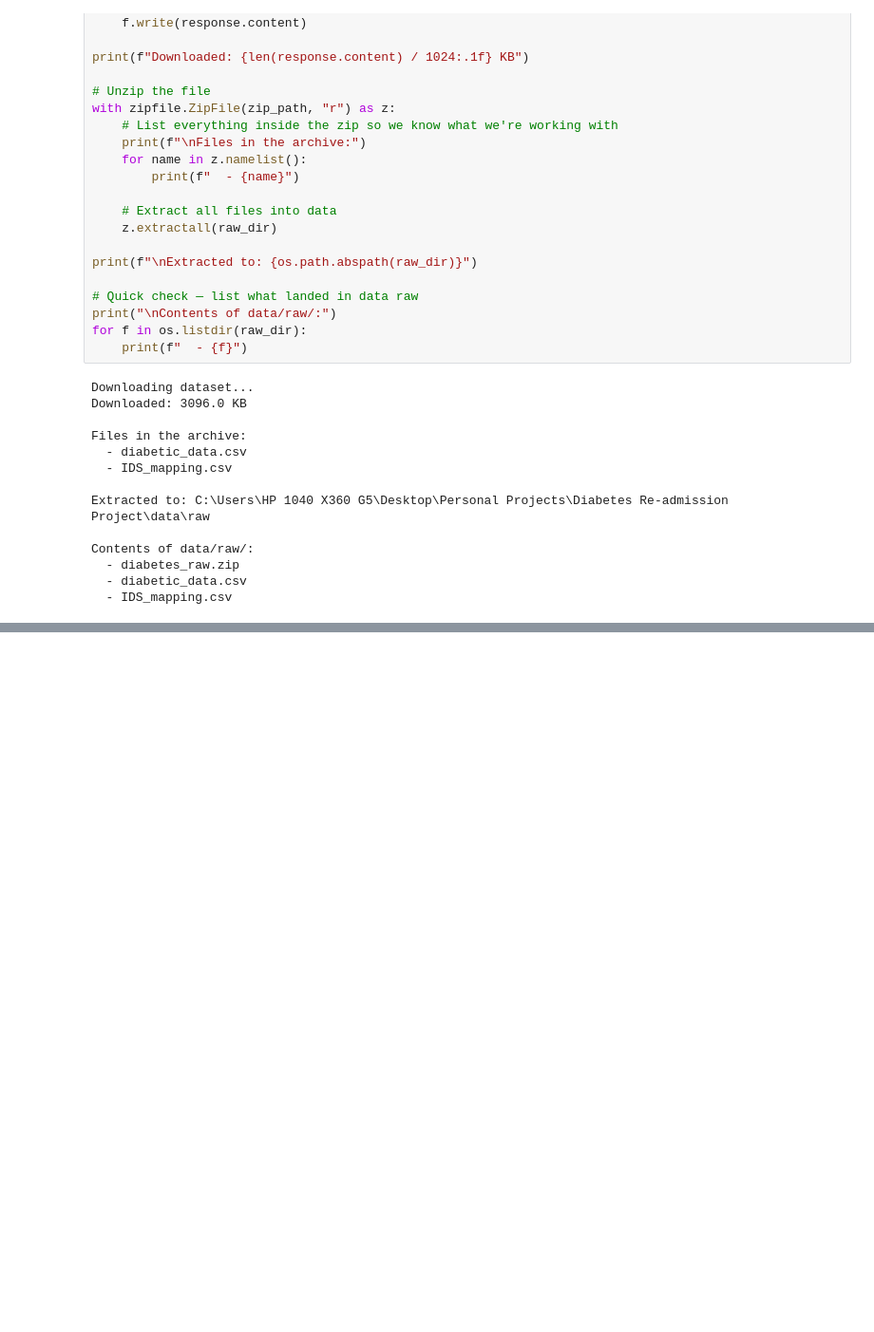
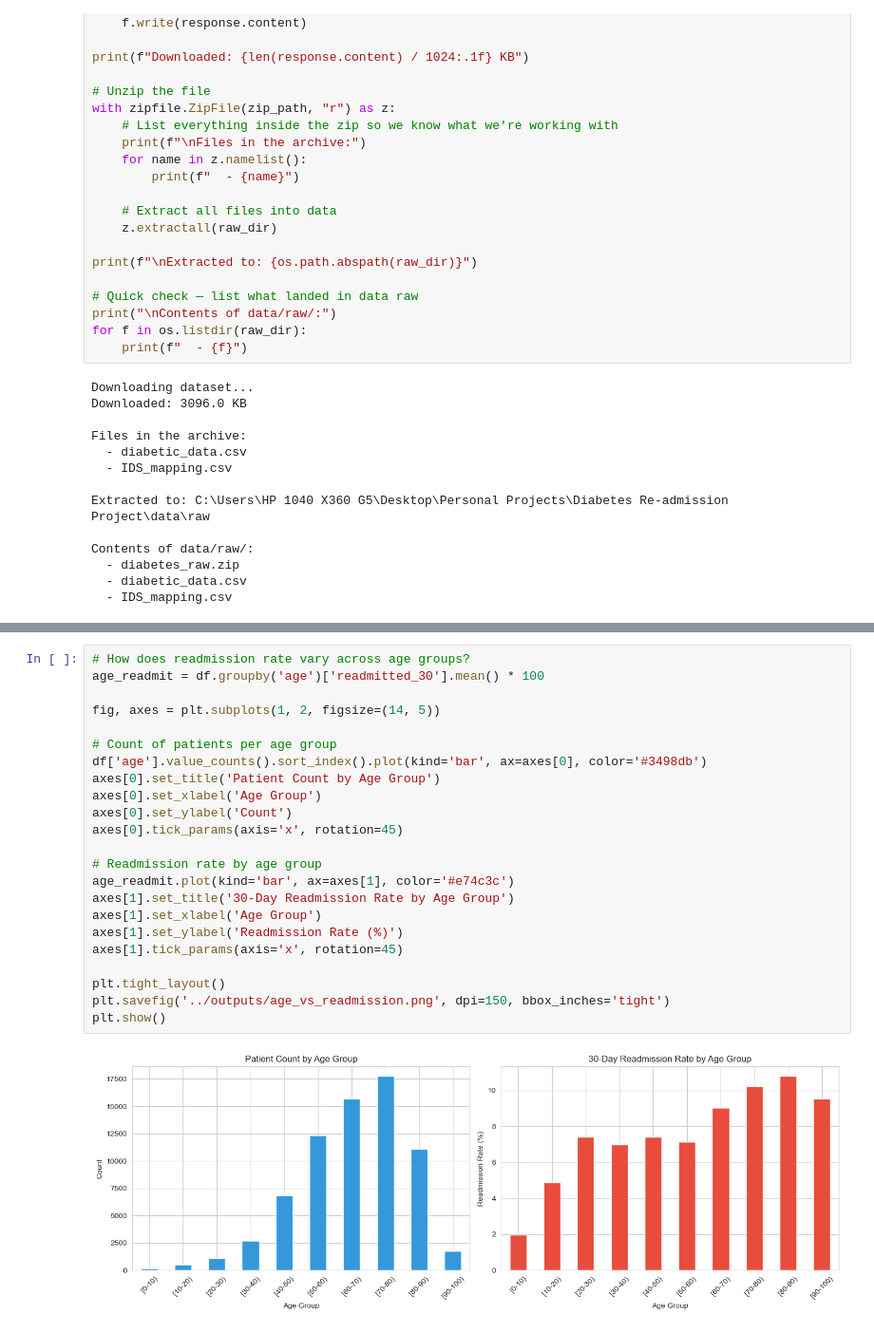
Before and after one commit to Mutheu04/diabetes-readmission-project, a Jupyter notebook: notebooks/Diabetes Re-admission.ipynb, the cells around one changed output, grey strips where cells are left out. Shown at 95% size. Cells and saved outputs as stored; diff of their text form; blank space fills up the shorter version.

```diff
--- a/notebooks/Diabetes Re-admission.ipynb
+++ b/notebooks/Diabetes Re-admission.ipynb
@@ -62,0 +436,25 @@ Contents of data/raw/:
+# %%
+# How does readmission rate vary across age groups?
+age_readmit = df.groupby('age')['readmitted_30'].mean() * 100
+
+fig, axes = plt.subplots(1, 2, figsize=(14, 5))
+
+# Count of patients per age group
+df['age'].value_counts().sort_index().plot(kind='bar', ax=axes[0], color='#3498db')
+axes[0].set_title('Patient Count by Age Group')
+axes[0].set_xlabel('Age Group')
+axes[0].set_ylabel('Count')
+axes[0].tick_params(axis='x', rotation=45)
+
+# Readmission rate by age group
+age_readmit.plot(kind='bar', ax=axes[1], color='#e74c3c')
+axes[1].set_title('30-Day Readmission Rate by Age Group')
+axes[1].set_xlabel('Age Group')
+axes[1].set_ylabel('Readmission Rate (%)')
+axes[1].tick_params(axis='x', rotation=45)
+
+plt.tight_layout()
+plt.savefig('../outputs/age_vs_readmission.png', dpi=150, bbox_inches='tight')
+plt.show()
+# %% [output]
+[figure, added]
```
Also changed, not shown: parts of 88 cells of this notebook, 17 other files.
